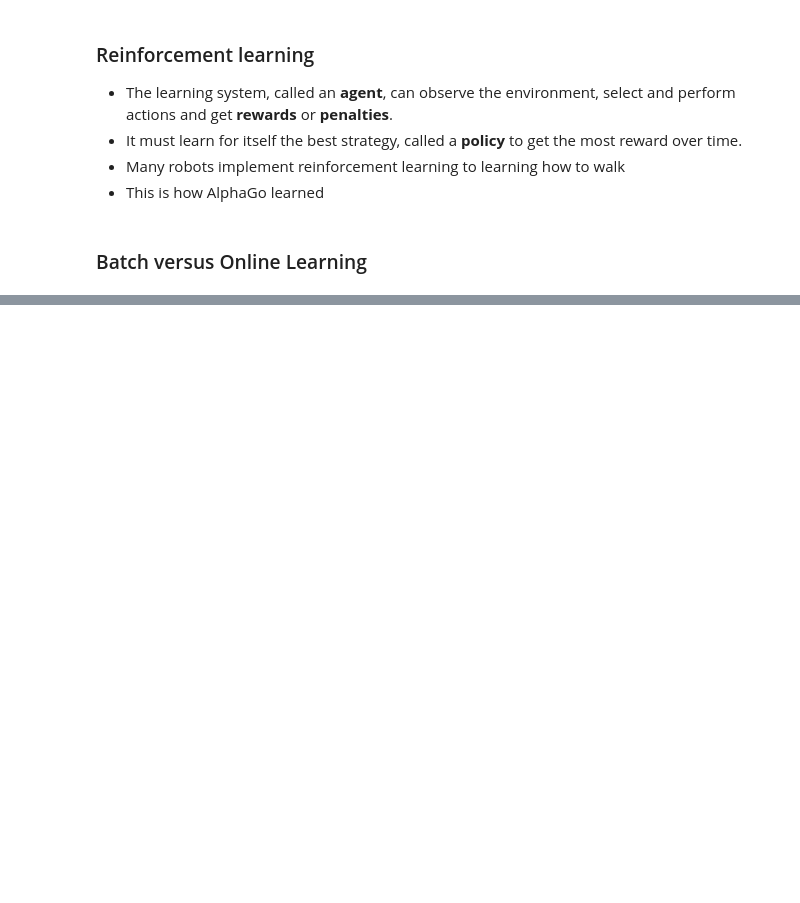
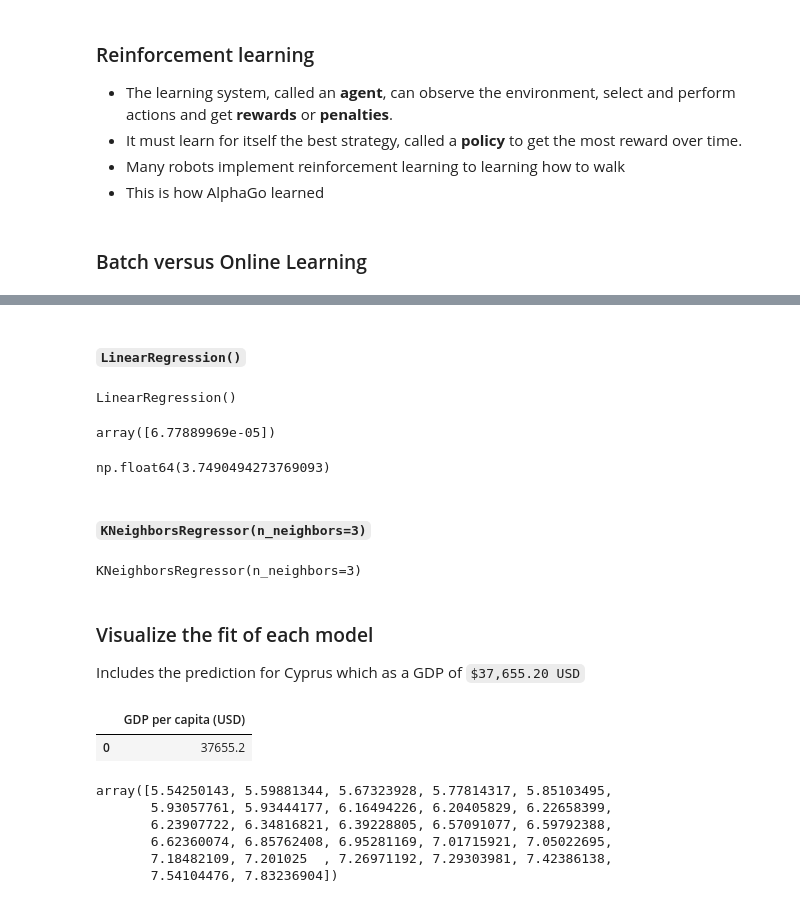
Before and after one commit to PaulToronto/Hands-On-Machine-Learning-with-Scikit-Learn-and-PyTorch, a Jupyter notebook: 1_The_Machine_Learning_Landscape.ipynb, the cells around one changed output, grey strips where cells are left out. Drawn from its saved outputs; the diff is of its cells as text; code cells hidden in the pictures; blank space fills up the shorter version.

```diff
--- a/1_The_Machine_Learning_Landscape.ipynb
+++ b/1_The_Machine_Learning_Landscape.ipynb
@@ -64,0 +172,46 @@ ML systems can be classified according to the amount and type of supervision the
+# %% [markdown]
+#### `LinearRegression()`
+# %%
+# select a model
+lr_model = LinearRegression()
+# train the model
+lr_model.fit(X, y)
+# %% [output]
+LinearRegression()
+# %%
+lr_model.coef_
+# %% [output]
+array([6.77889969e-05])
+# %%
+lr_model.intercept_
+# %% [output]
+np.float64(3.7490494273769093)
+# %% [markdown]
+#### `KNeighborsRegressor(n_neighbors=3)`
+# %%
+# select a model
+kn_model = KNeighborsRegressor(n_neighbors=3)
+# train the model
+kn_model.fit(X, y)
+# %% [output]
+KNeighborsRegressor(n_neighbors=3)
+# %% [markdown]
+### Visualize the fit of each model
+
+Includes the prediction for Cyprus which as a GDP of `$37,655.20 USD`
+# %%
+cyprus_gdp = pd.DataFrame({'GDP per capita (USD)': [37655.2]})
+cyprus_gdp
+# %% [output]
+|  | GDP per capita (USD) |
+| 0 | 37655.2 |
+# %%
+lr_fitted = lr_model.predict(X)
+lr_fitted
+# %% [output]
+array([5.54250143, 5.59881344, 5.67323928, 5.77814317, 5.85103495,
+       5.93057761, 5.93444177, 6.16494226, 6.20405829, 6.22658399,
+       6.23907722, 6.34816821, 6.39228805, 6.57091077, 6.59792388,
+       6.62360074, 6.85762408, 6.95281169, 7.01715921, 7.05022695,
+       7.18482109, 7.201025  , 7.26971192, 7.29303981, 7.42386138,
+       7.54104476, 7.83236904])
```
Also changed, not shown: parts of 24 cells of this notebook.
